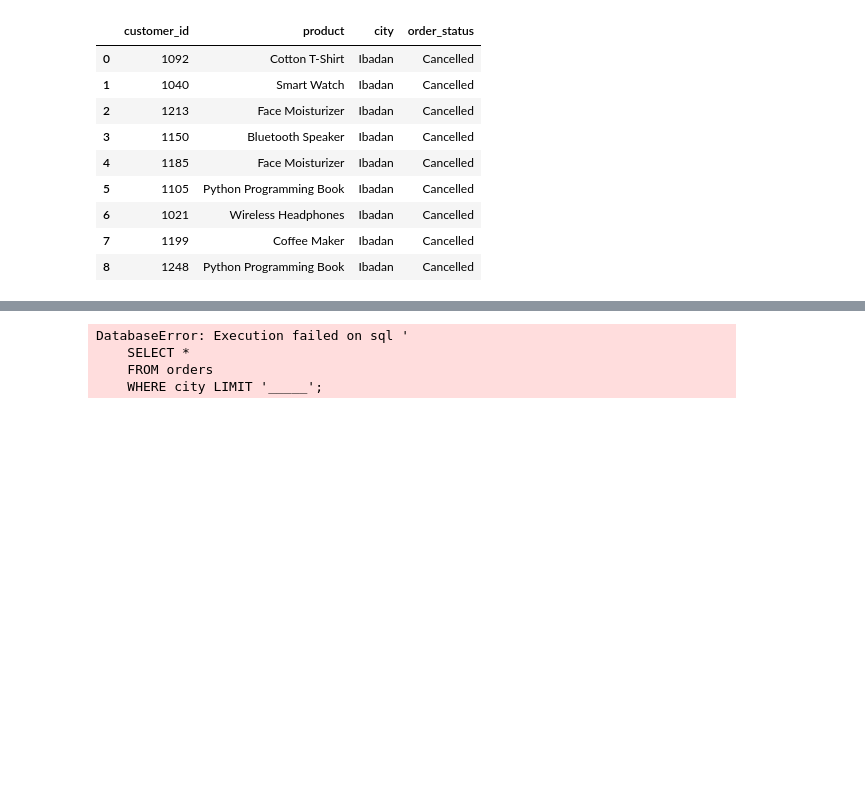
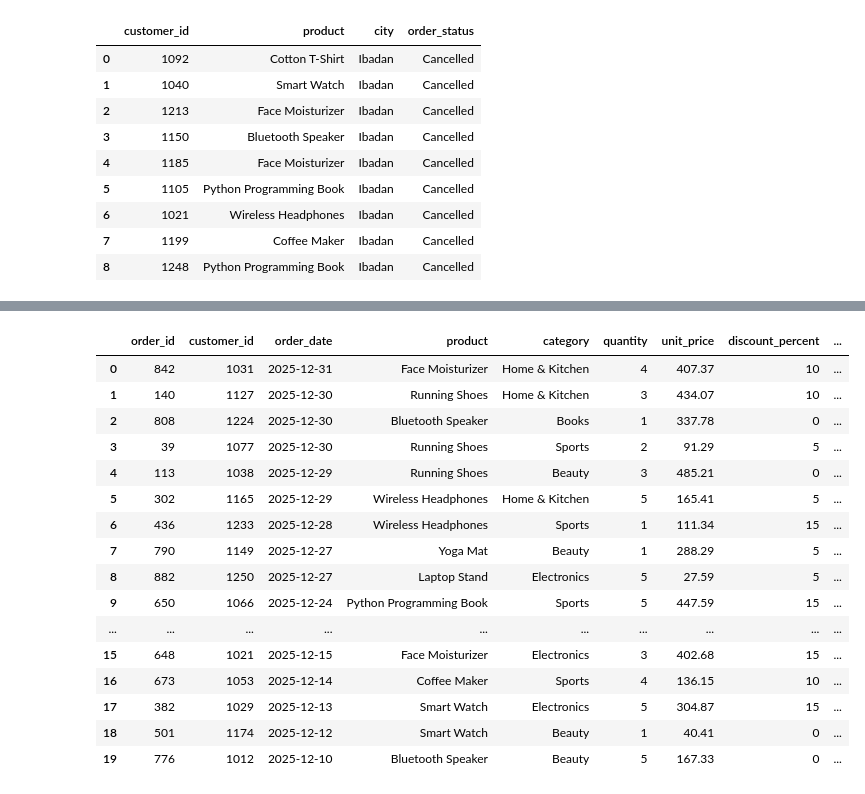
Before and after one commit to Thomasayanfeoluwa/2026-Python-Training-Class---Tutorial-For-Beginners, a Jupyter notebook: sqlite3.ipynb, the cells around one changed output, grey strips where cells are left out. Drawn from its saved outputs; the diff is of its cells as text; code cells hidden in the pictures; blank space fills up the shorter version.

```diff
--- a/sqlite3.ipynb
+++ b/sqlite3.ipynb
@@ -497,15 +510,30 @@ DatabaseError: Execution failed on sql '
 # %%
 # Find all records where a city name has exactly 5 letters (e.g., 'Abuja' or 'Kano ').
 run_sql("""
     SELECT *
     FROM orders
-    WHERE city LIMIT '_____';
+    WHERE city LIKE '_____'
+    ORDER BY order_date DESC
+    LIMIT 20;
 """)
 # %% [output]
-DatabaseError: Execution failed on sql '
-    SELECT *
-    FROM orders
-    WHERE city LIMIT '_____';
+|  | order_id | customer_id | order_date | product | category | quantity | unit_price | discount_percent | ... |
+| 0 | 842 | 1031 | 2025-12-31 | Face Moisturizer | Home & Kitchen | 4 | 407.37 | 10 | ... |
+| 1 | 140 | 1127 | 2025-12-30 | Running Shoes | Home & Kitchen | 3 | 434.07 | 10 | ... |
+| 2 | 808 | 1224 | 2025-12-30 | Bluetooth Speaker | Books | 1 | 337.78 | 0 | ... |
+| 3 | 39 | 1077 | 2025-12-30 | Running Shoes | Sports | 2 | 91.29 | 5 | ... |
+| 4 | 113 | 1038 | 2025-12-29 | Running Shoes | Beauty | 3 | 485.21 | 0 | ... |
+| 5 | 302 | 1165 | 2025-12-29 | Wireless Headphones | Home & Kitchen | 5 | 165.41 | 5 | ... |
+| 6 | 436 | 1233 | 2025-12-28 | Wireless Headphones | Sports | 1 | 111.34 | 15 | ... |
+| 7 | 790 | 1149 | 2025-12-27 | Yoga Mat | Beauty | 1 | 288.29 | 5 | ... |
+| 8 | 882 | 1250 | 2025-12-27 | Laptop Stand | Electronics | 5 | 27.59 | 5 | ... |
+| 9 | 650 | 1066 | 2025-12-24 | Python Programming Book | Sports | 5 | 447.59 | 15 | ... |
+| ... | ... | ... | ... | ... | ... | ... | ... | ... | ... |
+| 15 | 648 | 1021 | 2025-12-15 | Face Moisturizer | Electronics | 3 | 402.68 | 15 | ... |
+| 16 | 673 | 1053 | 2025-12-14 | Coffee Maker | Sports | 4 | 136.15 | 10 | ... |
+| 17 | 382 | 1029 | 2025-12-13 | Smart Watch | Electronics | 5 | 304.87 | 15 | ... |
+| 18 | 501 | 1174 | 2025-12-12 | Smart Watch | Beauty | 1 | 40.41 | 0 | ... |
+| 19 | 776 | 1012 | 2025-12-10 | Bluetooth Speaker | Beauty | 5 | 167.33 | 0 | ... |
 # %%
 # Find a product code or ID where the third character is always a specific letter or number (e.g., __X% or similar pattern).
 run_sql("""
```
Also changed, not shown: parts of 4 cells of this notebook.
